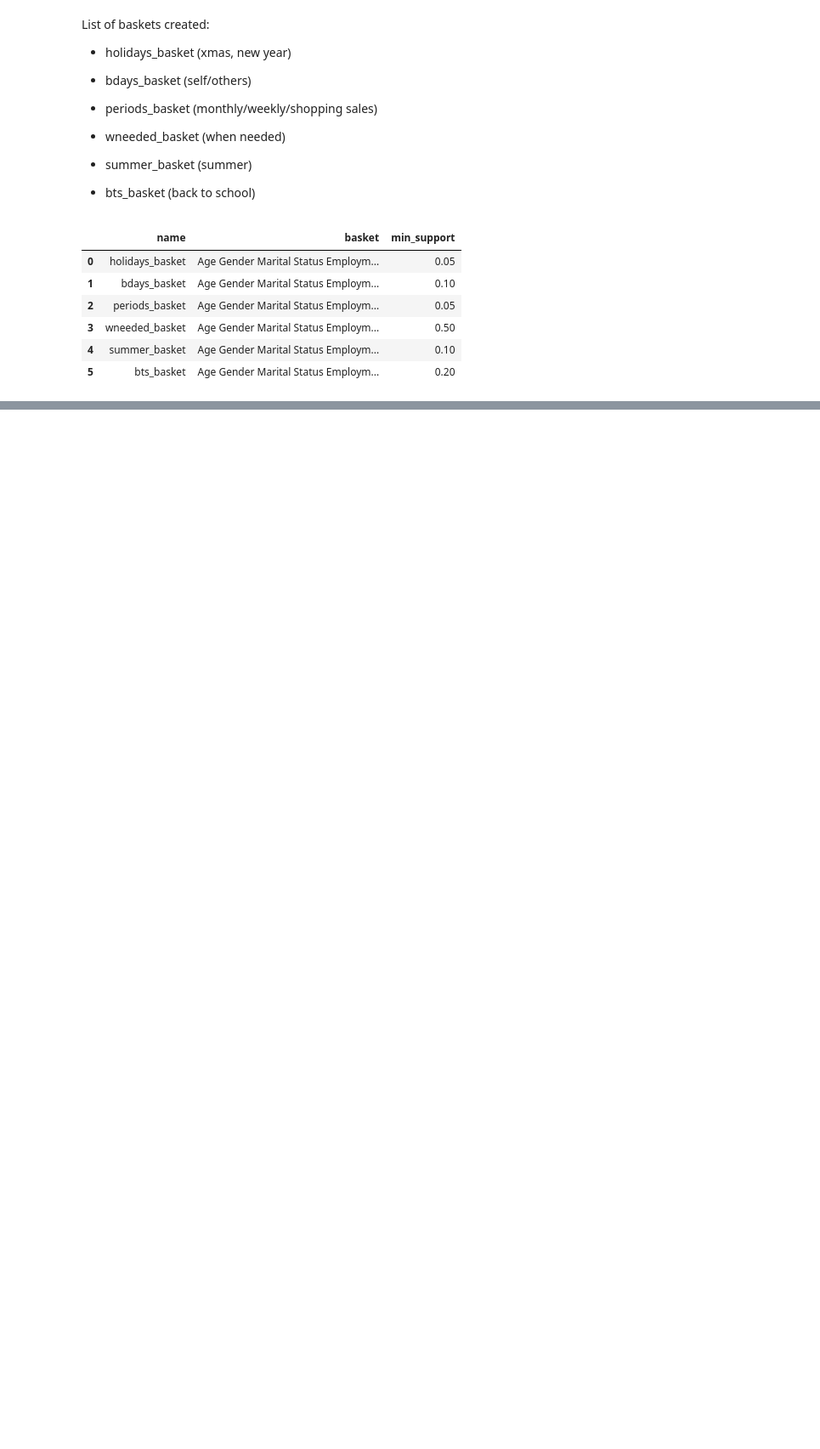
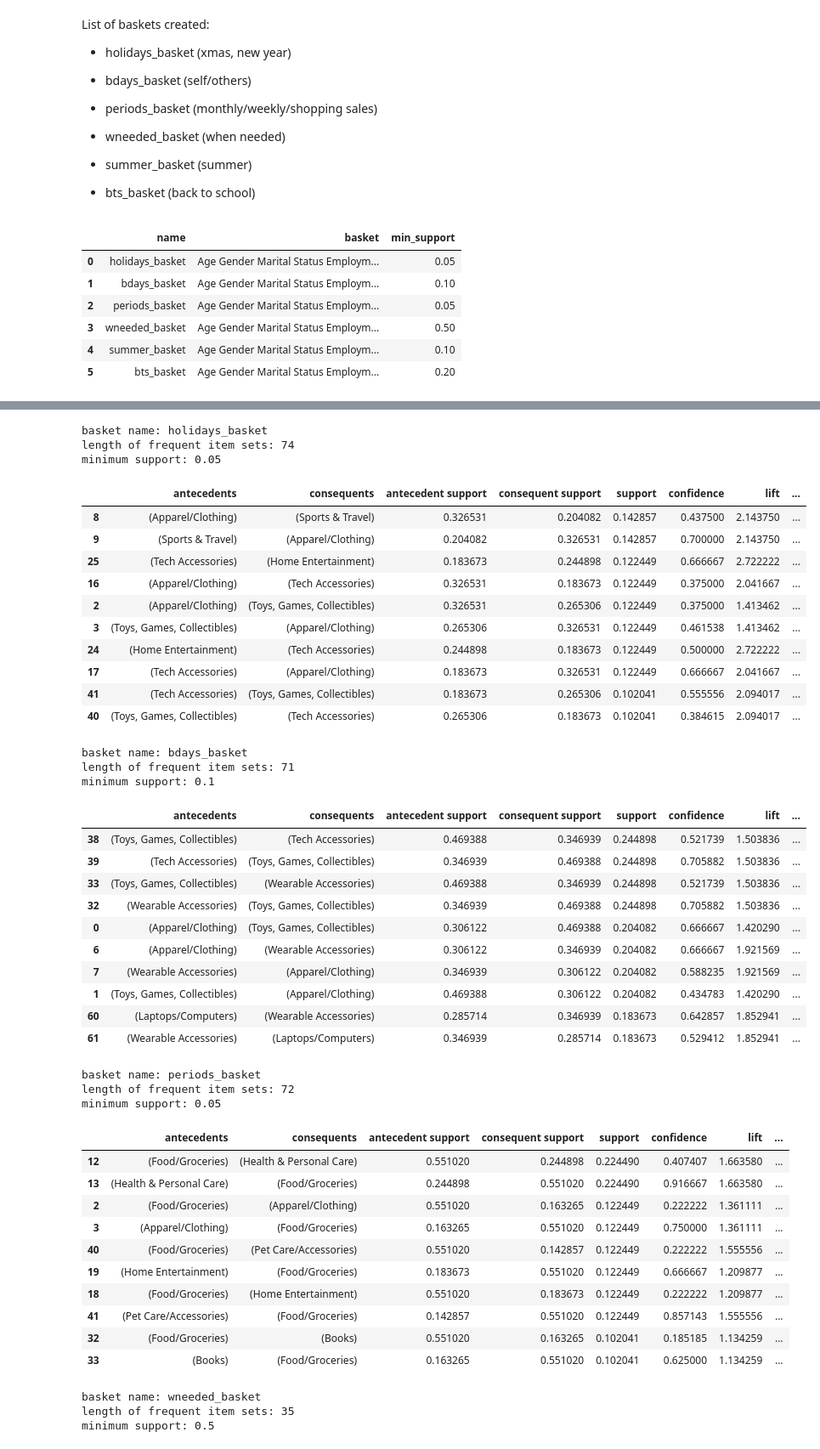
Before and after one commit to ABCD-EDU/cs322-sale-promos, a Jupyter notebook: src/preprocessor.ipynb, the cells around one changed output, grey strips where cells are left out. Shown at 85% size. Drawn from its saved outputs; the diff is of its cells as text; code cells hidden in the pictures; blank space fills up the shorter version.

```diff
--- a/src/preprocessor.ipynb
+++ b/src/preprocessor.ipynb
@@ -253,0 +258,70 @@ minimum support: 0.2
+# %%
+# Get rules from all male baskets
+
+for i in baskets.index:
+    # Indicate which basket to show rules:
+    row = baskets.iloc[i]
+    basket_name = row["name"]
+    basket = row["basket"]
+    min_support = row["min_support"]
+    print(f'basket name: {basket_name}')
+
+    # Sort the holiday basket
+    # Sort the basket before dropping user_data_cols
+    basket_sorted = basket[basket["Gender"] == "Male"].drop(user_data_cols, axis=1)
+
+    # Get frequent item set
+    freq_items = apriori(basket_sorted, min_support = min_support, use_colnames=True)
+    freq_items.sort_values("support", ascending=False)
+
+    print(f'length of frequent item sets: {len(freq_items)}')
+    print(f'minimum support: {min_support}')
+    # Get rules
+    rules = association_rules(freq_items, metric="lift", min_threshold=1)
+    display(rules.sort_values("support", ascending=False).head(10))
+# %% [output]
+basket name: holidays_basket
+length of frequent item sets: 74
+minimum support: 0.05
+|  | antecedents | consequents | antecedent support | consequent support | support | confidence | lift | ... |
+| 8 | (Apparel/Clothing) | (Sports & Travel) | 0.326531 | 0.204082 | 0.142857 | 0.437500 | 2.143750 | ... |
+| 9 | (Sports & Travel) | (Apparel/Clothing) | 0.204082 | 0.326531 | 0.142857 | 0.700000 | 2.143750 | ... |
+| 25 | (Tech Accessories) | (Home Entertainment) | 0.183673 | 0.244898 | 0.122449 | 0.666667 | 2.722222 | ... |
+| 16 | (Apparel/Clothing) | (Tech Accessories) | 0.326531 | 0.183673 | 0.122449 | 0.375000 | 2.041667 | ... |
+| 2 | (Apparel/Clothing) | (Toys, Games, Collectibles) | 0.326531 | 0.265306 | 0.122449 | 0.375000 | 1.413462 | ... |
+| 3 | (Toys, Games, Collectibles) | (Apparel/Clothing) | 0.265306 | 0.326531 | 0.122449 | 0.461538 | 1.413462 | ... |
+| 24 | (Home Entertainment) | (Tech Accessories) | 0.244898 | 0.183673 | 0.122449 | 0.500000 | 2.722222 | ... |
+| 17 | (Tech Accessories) | (Apparel/Clothing) | 0.183673 | 0.326531 | 0.122449 | 0.666667 | 2.041667 | ... |
+| 41 | (Tech Accessories) | (Toys, Games, Collectibles) | 0.183673 | 0.265306 | 0.102041 | 0.555556 | 2.094017 | ... |
+| 40 | (Toys, Games, Collectibles) | (Tech Accessories) | 0.265306 | 0.183673 | 0.102041 | 0.384615 | 2.094017 | ... |
+basket name: bdays_basket
+length of frequent item sets: 71
+minimum support: 0.1
+|  | antecedents | consequents | antecedent support | consequent support | support | confidence | lift | ... |
+| 38 | (Toys, Games, Collectibles) | (Tech Accessories) | 0.469388 | 0.346939 | 0.244898 | 0.521739 | 1.503836 | ... |
+| 39 | (Tech Accessories) | (Toys, Games, Collectibles) | 0.346939 | 0.469388 | 0.244898 | 0.705882 | 1.503836 | ... |
+| 33 | (Toys, Games, Collectibles) | (Wearable Accessories) | 0.469388 | 0.346939 | 0.244898 | 0.521739 | 1.503836 | ... |
+| 32 | (Wearable Accessories) | (Toys, Games, Collectibles) | 0.346939 | 0.469388 | 0.244898 | 0.705882 | 1.503836 | ... |
+| 0 | (Apparel/Clothing) | (Toys, Games, Collectibles) | 0.306122 | 0.469388 | 0.204082 | 0.666667 | 1.420290 | ... |
+| 6 | (Apparel/Clothing) | (Wearable Accessories) | 0.306122 | 0.346939 | 0.204082 | 0.666667 | 1.921569 | ... |
+| 7 | (Wearable Accessories) | (Apparel/Clothing) | 0.346939 | 0.306122 | 0.204082 | 0.588235 | 1.921569 | ... |
+| 1 | (Toys, Games, Collectibles) | (Apparel/Clothing) | 0.469388 | 0.306122 | 0.204082 | 0.434783 | 1.420290 | ... |
+| 60 | (Laptops/Computers) | (Wearable Accessories) | 0.285714 | 0.346939 | 0.183673 | 0.642857 | 1.852941 | ... |
+| 61 | (Wearable Accessories) | (Laptops/Computers) | 0.346939 | 0.285714 | 0.183673 | 0.529412 | 1.852941 | ... |
+basket name: periods_basket
+length of frequent item sets: 72
+minimum support: 0.05
+|  | antecedents | consequents | antecedent support | consequent support | support | confidence | lift | ... |
+| 12 | (Food/Groceries) | (Health & Personal Care) | 0.551020 | 0.244898 | 0.224490 | 0.407407 | 1.663580 | ... |
+| 13 | (Health & Personal Care) | (Food/Groceries) | 0.244898 | 0.551020 | 0.224490 | 0.916667 | 1.663580 | ... |
+| 2 | (Food/Groceries) | (Apparel/Clothing) | 0.551020 | 0.163265 | 0.122449 | 0.222222 | 1.361111 | ... |
+| 3 | (Apparel/Clothing) | (Food/Groceries) | 0.163265 | 0.551020 | 0.122449 | 0.750000 | 1.361111 | ... |
+| 40 | (Food/Groceries) | (Pet Care/Accessories) | 0.551020 | 0.142857 | 0.122449 | 0.222222 | 1.555556 | ... |
+| 19 | (Home Entertainment) | (Food/Groceries) | 0.183673 | 0.551020 | 0.122449 | 0.666667 | 1.209877 | ... |
+| 18 | (Food/Groceries) | (Home Entertainment) | 0.551020 | 0.183673 | 0.122449 | 0.222222 | 1.209877 | ... |
+| 41 | (Pet Care/Accessories) | (Food/Groceries) | 0.142857 | 0.551020 | 0.122449 | 0.857143 | 1.555556 | ... |
+| 32 | (Food/Groceries) | (Books) | 0.551020 | 0.163265 | 0.102041 | 0.185185 | 1.134259 | ... |
+| 33 | (Books) | (Food/Groceries) | 0.163265 | 0.551020 | 0.102041 | 0.625000 | 1.134259 | ... |
+basket name: wneeded_basket
+length of frequent item sets: 35
+minimum support: 0.5
```
Also changed, not shown: parts of 9 cells of this notebook.
